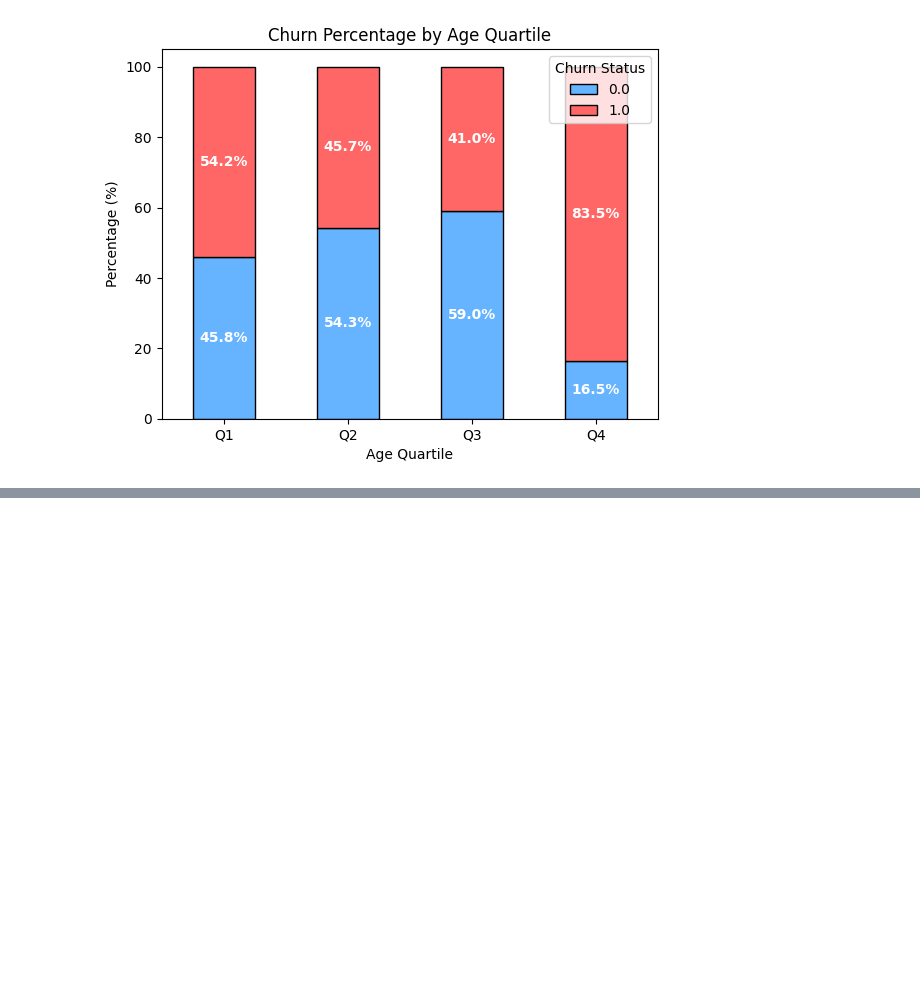
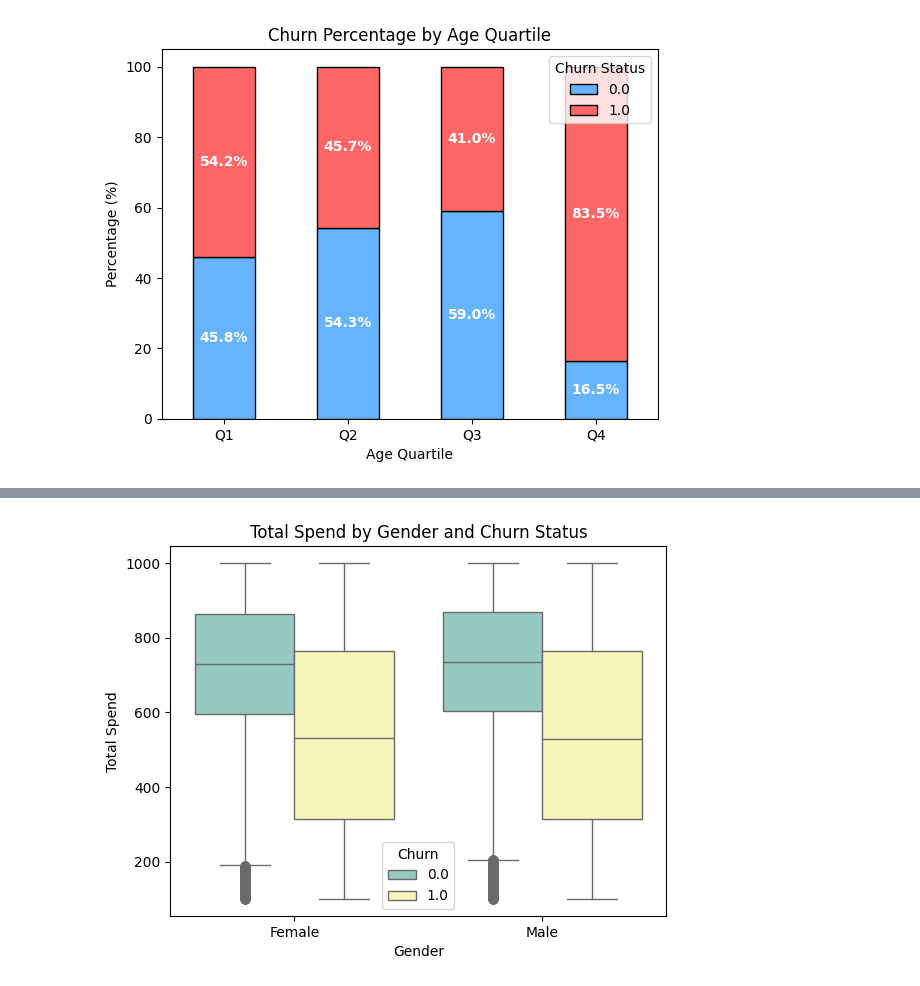
Before and after one commit to anjaneyajavvadi/CustomerChurn-EndToEnd, a Jupyter notebook: notebooks/eda.ipynb, the cells around one changed output, grey strips where cells are left out. Cells and saved outputs as stored; diff of their text form; code cells hidden in the pictures; blank space fills up the shorter version.

```diff
--- a/notebooks/eda.ipynb
+++ b/notebooks/eda.ipynb
@@ -198,0 +210,12 @@ plt.show()
+# %%
+sns.boxplot(
+    x='Gender',
+    y='Total Spend',
+    hue='Churn',
+    data=df1,
+    palette='Set3'
+)
+plt.title('Total Spend by Gender and Churn Status')
+plt.show()
+# %% [output]
+[figure, added]
```
Also changed, not shown: parts of 32 cells of this notebook, 10 other files.
